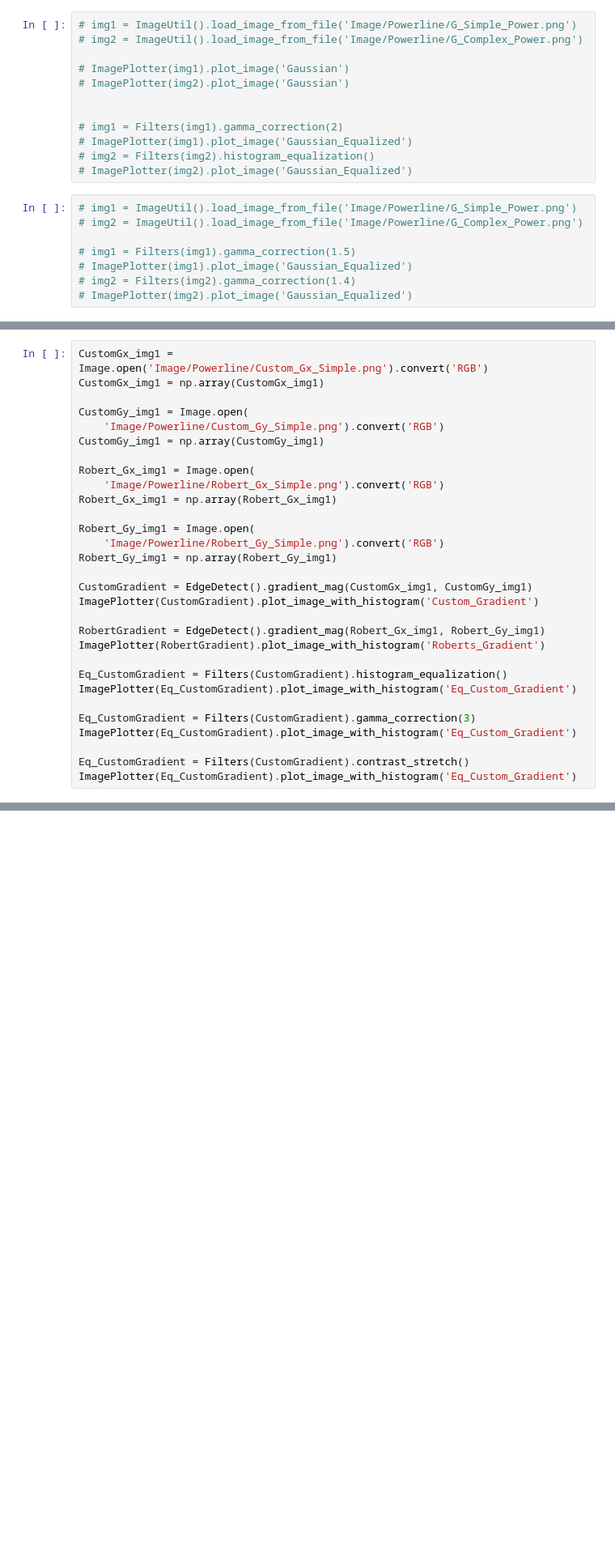
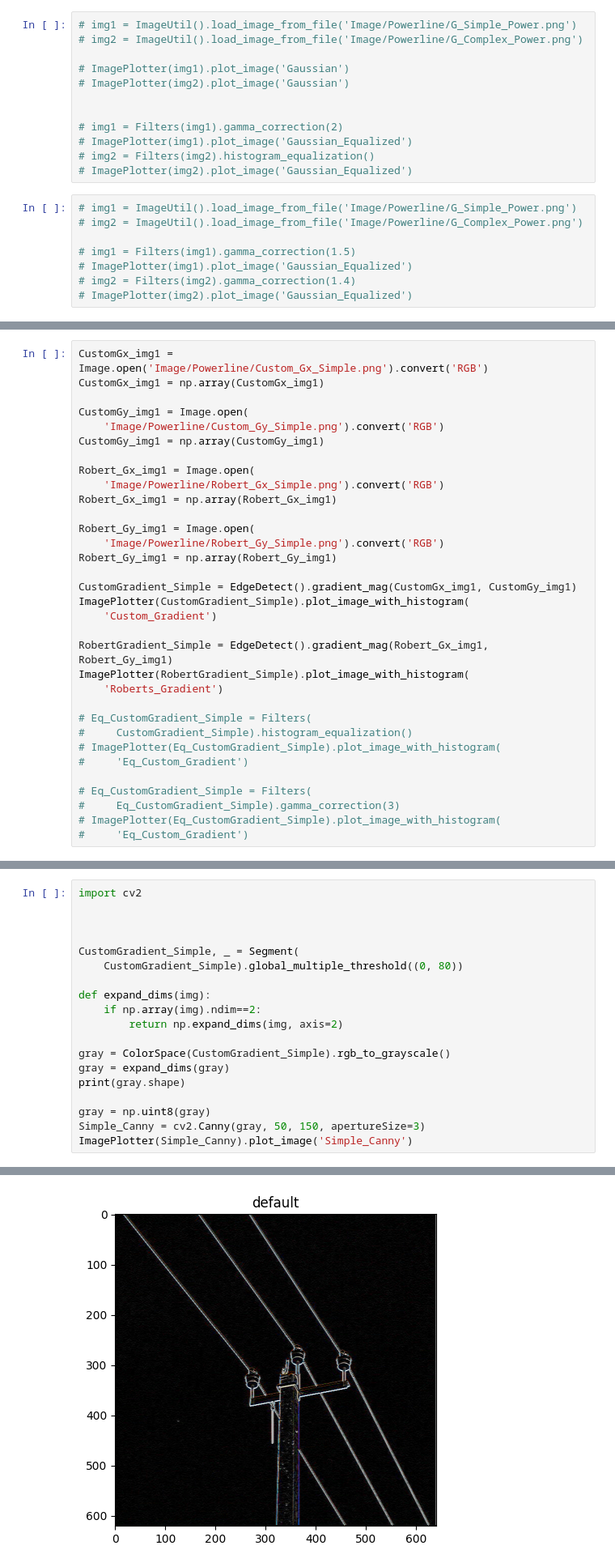
Before and after one commit to Mikerive/Color-Space, a Jupyter notebook: EdgeDetection.ipynb, the cells around one changed output, grey strips where cells are left out. Shown at 81% size. Drawn from its saved outputs; the diff is of its cells as text; blank space fills up the shorter version.

```diff
--- a/EdgeDetection.ipynb
+++ b/EdgeDetection.ipynb
@@ -120,20 +112,23 @@ Robert_Gy_img1 = Image.open(
     'Image/Powerline/Robert_Gy_Simple.png').convert('RGB')
 Robert_Gy_img1 = np.array(Robert_Gy_img1)
 
-CustomGradient = EdgeDetect().gradient_mag(CustomGx_img1, CustomGy_img1)
-ImagePlotter(CustomGradient).plot_image_with_histogram('Custom_Gradient')
+CustomGradient_Simple = EdgeDetect().gradient_mag(CustomGx_img1, CustomGy_img1)
+ImagePlotter(CustomGradient_Simple).plot_image_with_histogram(
+    'Custom_Gradient')
 
-RobertGradient = EdgeDetect().gradient_mag(Robert_Gx_img1, Robert_Gy_img1)
-ImagePlotter(RobertGradient).plot_image_with_histogram('Roberts_Gradient')
+RobertGradient_Simple = EdgeDetect().gradient_mag(Robert_Gx_img1, Robert_Gy_img1)
+ImagePlotter(RobertGradient_Simple).plot_image_with_histogram(
+    'Roberts_Gradient')
 
-Eq_CustomGradient = Filters(CustomGradient).histogram_equalization()
-ImagePlotter(Eq_CustomGradient).plot_image_with_histogram('Eq_Custom_Gradient')
+# Eq_CustomGradient_Simple = Filters(
+#     CustomGradient_Simple).histogram_equalization()
+# ImagePlotter(Eq_CustomGradient_Simple).plot_image_with_histogram(
+#     'Eq_Custom_Gradient')
 
-Eq_CustomGradient = Filters(CustomGradient).gamma_correction(3)
-ImagePlotter(Eq_CustomGradient).plot_image_with_histogram('Eq_Custom_Gradient')
-
-Eq_CustomGradient = Filters(CustomGradient).contrast_stretch()
-ImagePlotter(Eq_CustomGradient).plot_image_with_histogram('Eq_Custom_Gradient')
+# Eq_CustomGradient_Simple = Filters(
+#     Eq_CustomGradient_Simple).gamma_correction(3)
+# ImagePlotter(Eq_CustomGradient_Simple).plot_image_with_histogram(
+#     'Eq_Custom_Gradient')
 # %% [output]
 [figure]
 [figure]
@@ -169,0 +169,20 @@ ImagePlotter(Eq_CustomGradient).plot_image_with_histogram('Eq_Custom_Gradient')
+# %%
+import cv2
+
+
+
+CustomGradient_Simple, _ = Segment(
+    CustomGradient_Simple).global_multiple_threshold((0, 80))
+
+def expand_dims(img):
+    if np.array(img).ndim==2:
+        return np.expand_dims(img, axis=2)
+
+gray = ColorSpace(CustomGradient_Simple).rgb_to_grayscale()
+gray = expand_dims(gray)
+print(gray.shape)
+
+gray = np.uint8(gray)
+Simple_Canny = cv2.Canny(gray, 50, 150, apertureSize=3)
+ImagePlotter(Simple_Canny).plot_image('Simple_Canny')
+# %% [output]
@@ -169,0 +190 @@ ImagePlotter(Eq_CustomGradient).plot_image_with_histogram('Eq_Custom_Gradient')
+[figure, added]
```
Also changed, not shown: parts of 14 cells of this notebook, 1 other file.
